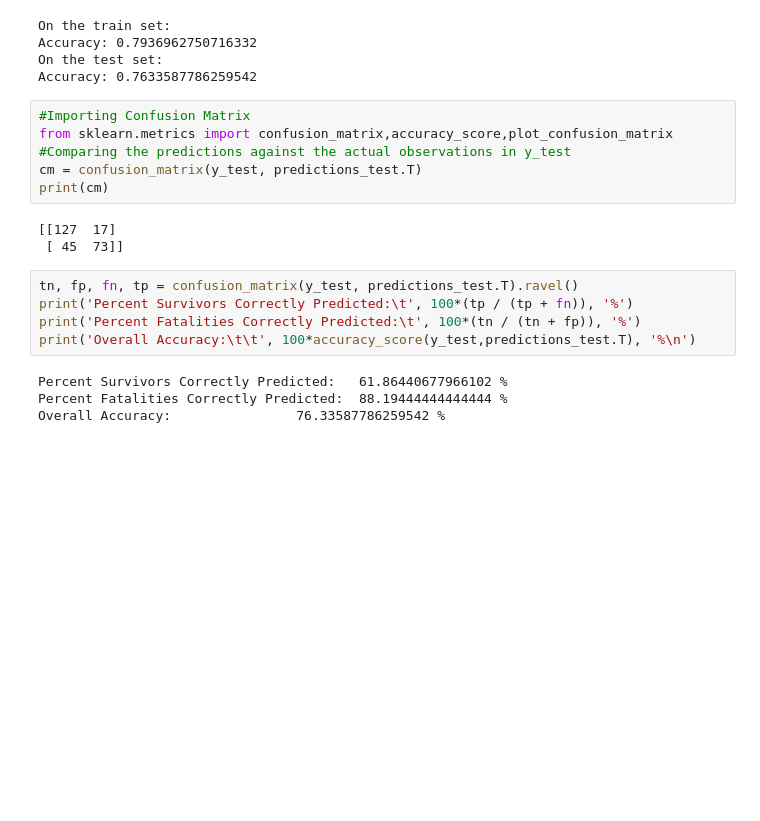
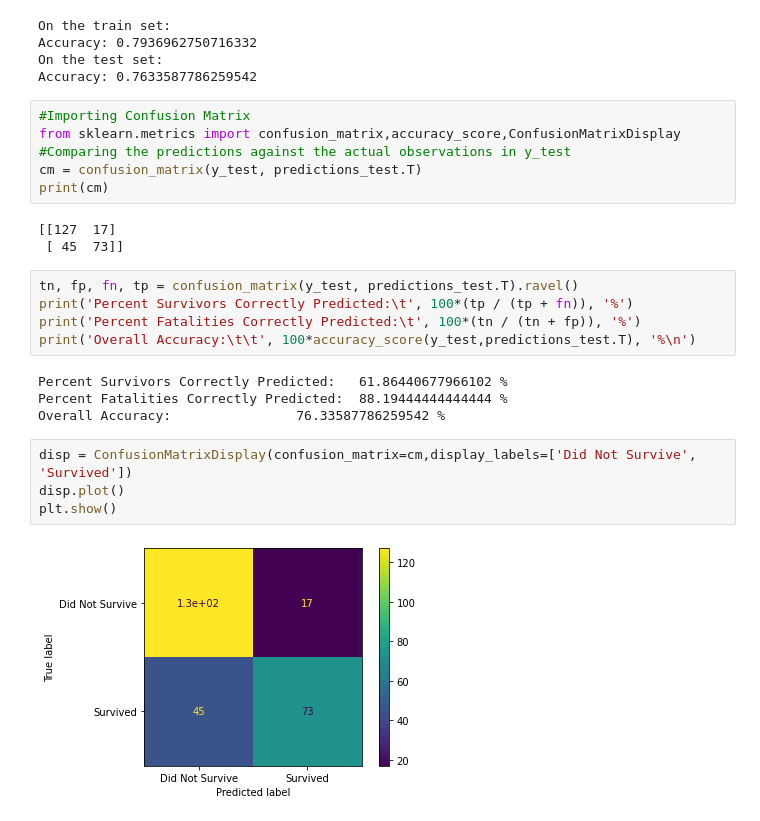
Before and after one commit to sahupra1357/CPE695AML, a Jupyter notebook: HW4/Pradeep_Sahu_HW4.ipynb, the cells around one changed output. Cells and saved outputs as stored; diff of their text form; blank space fills up the shorter version.

```diff
--- a/HW4/Pradeep_Sahu_HW4.ipynb
+++ b/HW4/Pradeep_Sahu_HW4.ipynb
@@ -322,7 +331,7 @@ On the test set:
 Accuracy: 0.7633587786259542
 # %%
 #Importing Confusion Matrix
-from sklearn.metrics import confusion_matrix,accuracy_score,plot_confusion_matrix
+from sklearn.metrics import confusion_matrix,accuracy_score,ConfusionMatrixDisplay
 #Comparing the predictions against the actual observations in y_test
 cm = confusion_matrix(y_test, predictions_test.T)
 print(cm)
@@ -338,3 +347,9 @@ print('Overall Accuracy:\t\t', 100*accuracy_score(y_test,predictions_test.T), '%
 Percent Survivors Correctly Predicted:   61.86440677966102 %
 Percent Fatalities Correctly Predicted:  88.19444444444444 %
 Overall Accuracy:                76.33587786259542 %
+# %%
+disp = ConfusionMatrixDisplay(confusion_matrix=cm,display_labels=['Did Not Survive', 'Survived'])
+disp.plot()
+plt.show()
+# %% [output]
+[figure, added]
```
Also changed, not shown: parts of 3 cells of this notebook.
